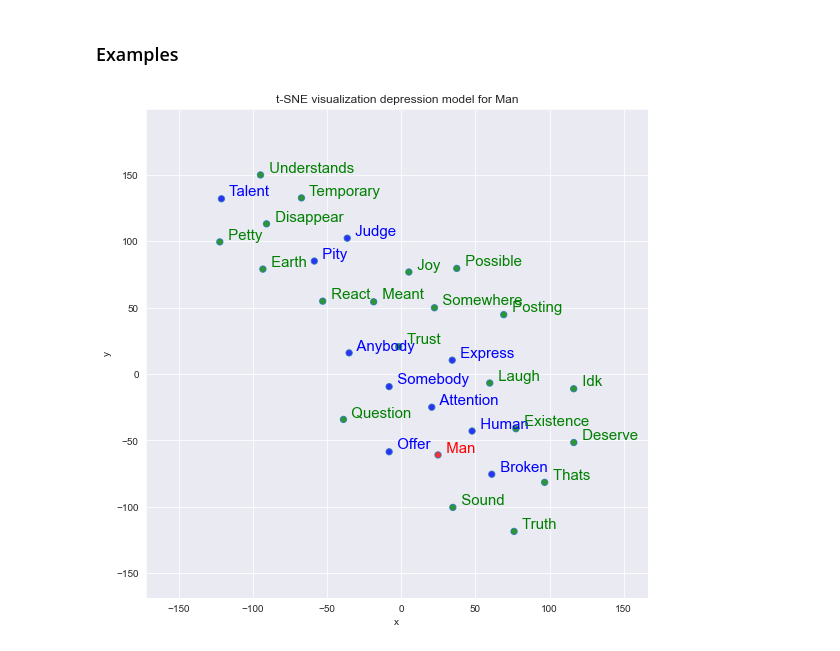
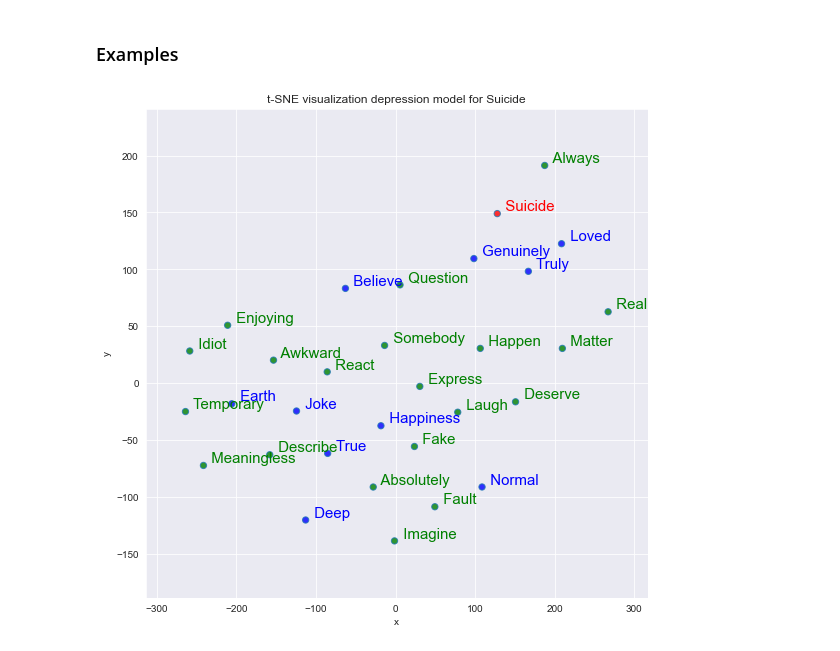
Before and after one commit to yegmor/NLPProject, a Jupyter notebook: code/3_word2vec.ipynb, the cells around one changed output. Cells and saved outputs as stored; diff of their text form; code cells hidden in the pictures.

```diff
--- a/code/3_word2vec.ipynb
+++ b/code/3_word2vec.ipynb
@@ -105,5 +81,8 @@ data_column = "selftext_clean"
 # %% [markdown]
 ## Word2Vec
+# %%
+load = True
+save = False
 # %% [markdown]
 ### Model
 # %%
@@ -122,12 +111,16 @@ def my_word2vec(label, data, vector_size=300):
 
     return model
 # %%
+results = []
+
 depression_data = model_data[model_data["is_anxiety"] == 0][data_column].to_list()
-dep_w2v_model = my_word2vec("depression", depression_data)
+dep_w2v_model = my_word2vec("depression", depression_data, '../models/depression.word2vec.model', load=load, save=save)
 
 anxiety_data = model_data[model_data["is_anxiety"] == 1][data_column].to_list()
-anx_w2v_model = my_word2vec("anxiety", anxiety_data)
+anx_w2v_model = my_word2vec("anxiety", anxiety_data, '../models/anxiety.word2vec.model', load=load, save=save)
 
 all_data =  model_data[data_column].to_list()
-all_w2v_model = my_word2vec("all", all_data)
-# print("\nvocab_size =", len(all_w2v_model.wv))
+all_w2v_model = my_word2vec("all", all_data, '../models/all.word2vec.model', load=load, save=save)
+
+results = pd.DataFrame(results)
+results
@@ -209,11 +208,11 @@ def plot_closest_words(model, word):
 
     plt.show()
 # %%
-def tsne_scatter_plot(model, source, word):
+def tsne_scatter_plot(model, source, word, topn=20):
     """ Plot in seaborn the results from the t-SNE dimensionality reduction algorithm of the vectors of a query word,
     its list of most similar words, and a list of words.
     """
-    list_names = [t[0] for t in model.wv.most_similar(positive=[word], topn=30)][10:]
+    list_names = [t[0] for t in model.wv.most_similar(positive=[word], topn=topn)][10:]
 
     arrays = np.empty((0, 300), dtype='f')
     word_labels = [word]
@@ -287,8 +286,9 @@ def tsne_scatter_plot(model, source, word):
     plt.savefig(f'../reports/images/word2vec_{source}_{word}.png')
 # %% [markdown]
 ### Examples
-# %%
-# plot_closest_words(dep_w2v_model, anx_w2v_model, "man")
-tsne_scatter_plot(dep_w2v_model, "depression", "man")
-# %% [output]
-[figure, removed]
+# %%
+query = "suicide"
+# %%
+tsne_scatter_plot(dep_w2v_model, "depression", query, topn=30)
+# %% [output]
+[figure, added]
```
Also changed, not shown: parts of 12 cells of this notebook, 47 other files.
